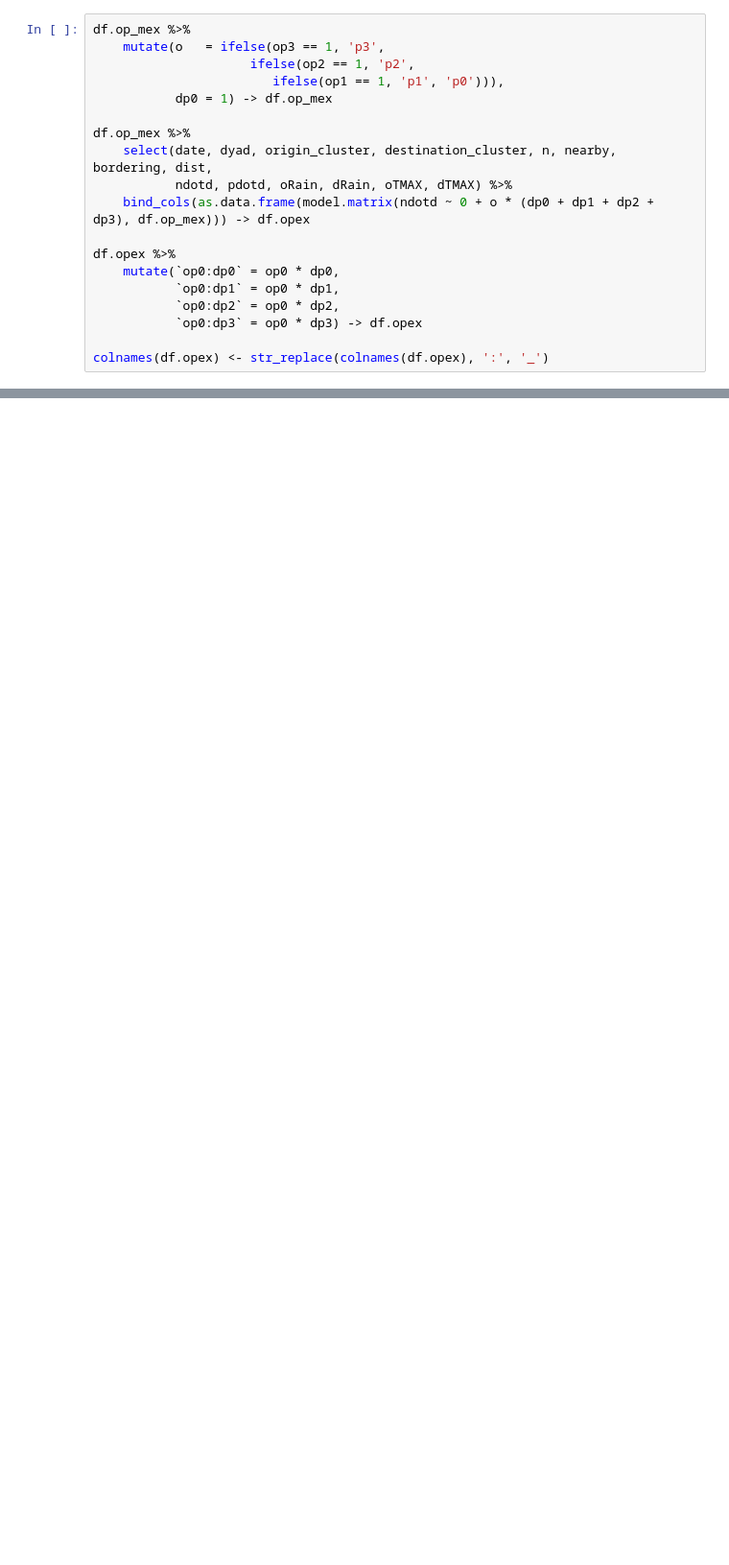
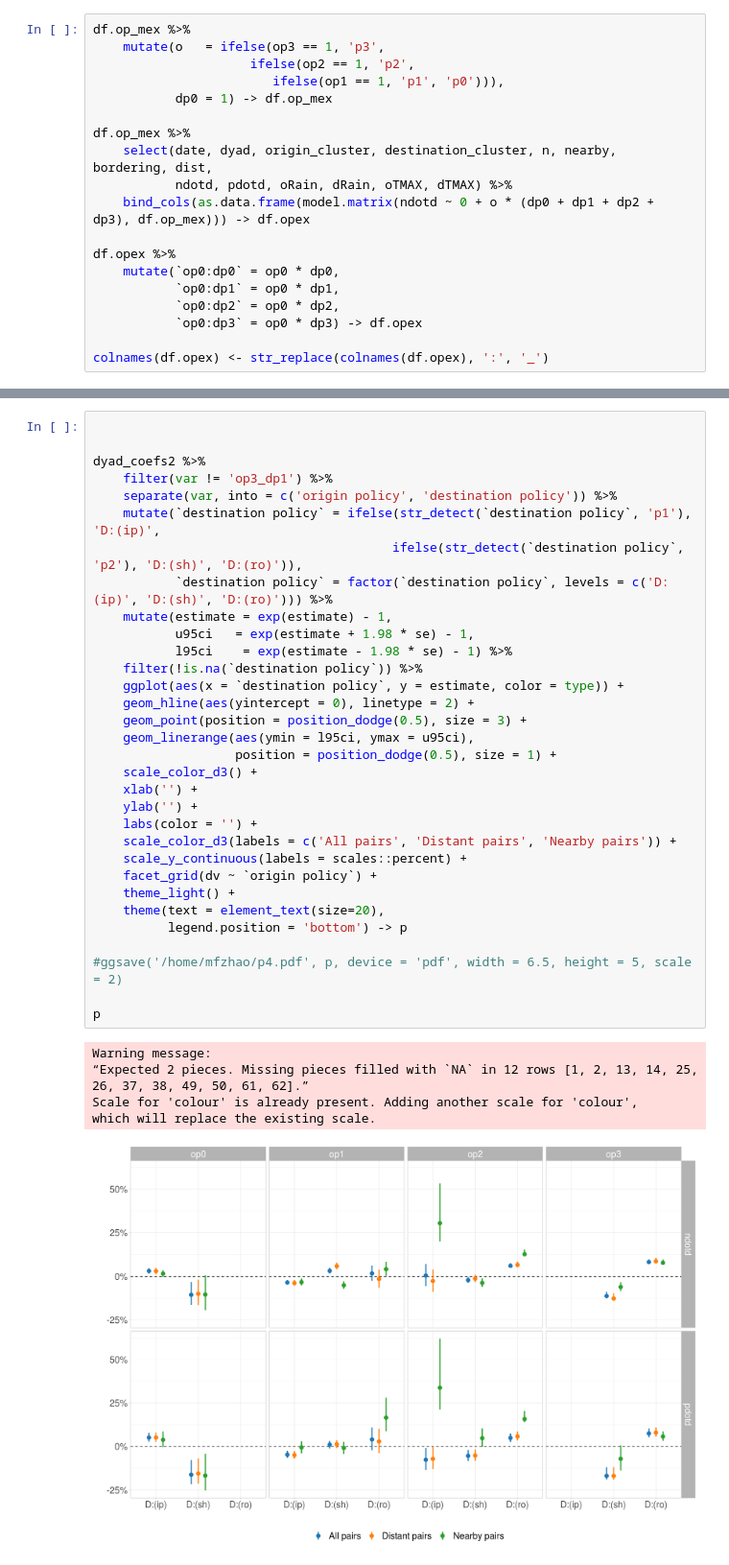
Before and after one commit to mfzhao/covid_peerfx_reopening, a Jupyter notebook: paper_code/2-dyadic_analysis.ipynb, the cells around one changed output, grey strips where cells are left out. Shown at 96% size. Cells and saved outputs as stored; diff of their text form; blank space fills up the shorter version.

```diff
--- a/paper_code/2-dyadic_analysis.ipynb
+++ b/paper_code/2-dyadic_analysis.ipynb
@@ -284 +295,39 @@ ics %>%
+# %%
+
+
+dyad_coefs2 %>%
+    filter(var != 'op3_dp1') %>%
+    separate(var, into = c('origin policy', 'destination policy')) %>%
+    mutate(`destination policy` = ifelse(str_detect(`destination policy`, 'p1'), 'D:(ip)',
+                                        ifelse(str_detect(`destination policy`, 'p2'), 'D:(sh)', 'D:(ro)')),
+           `destination policy` = factor(`destination policy`, levels = c('D:(ip)', 'D:(sh)', 'D:(ro)'))) %>%
+    mutate(estimate = exp(estimate) - 1,
+           u95ci   = exp(estimate + 1.98 * se) - 1,
+           l95ci    = exp(estimate - 1.98 * se) - 1) %>%
+    filter(!is.na(`destination policy`)) %>%
+    ggplot(aes(x = `destination policy`, y = estimate, color = type)) +
+    geom_hline(aes(yintercept = 0), linetype = 2) +
+    geom_point(position = position_dodge(0.5), size = 3) +
+    geom_linerange(aes(ymin = l95ci, ymax = u95ci),
+                   position = position_dodge(0.5), size = 1) +
+    scale_color_d3() +
+    xlab('') +
+    ylab('') +
+    labs(color = '') +
+    scale_color_d3(labels = c('All pairs', 'Distant pairs', 'Nearby pairs')) +
+    scale_y_continuous(labels = scales::percent) +
+    facet_grid(dv ~ `origin policy`) +
+    theme_light() +
+    theme(text = element_text(size=20),
+          legend.position = 'bottom') -> p
+
+#ggsave('/home/mfzhao/p4.pdf', p, device = 'pdf', width = 6.5, height = 5, scale = 2)
+
+p
+# %% [output]
+Warning message:
+“Expected 2 pieces. Missing pieces filled with `NA` in 12 rows [1, 2, 13, 14, 25, 26, 37, 38, 49, 50, 61, 62].”
+Scale for 'colour' is already present. Adding another scale for 'colour',
+which will replace the existing scale.
+[figure, added]
 # %%
```
Also changed, not shown: parts of 26 cells of this notebook, 3 other files.
